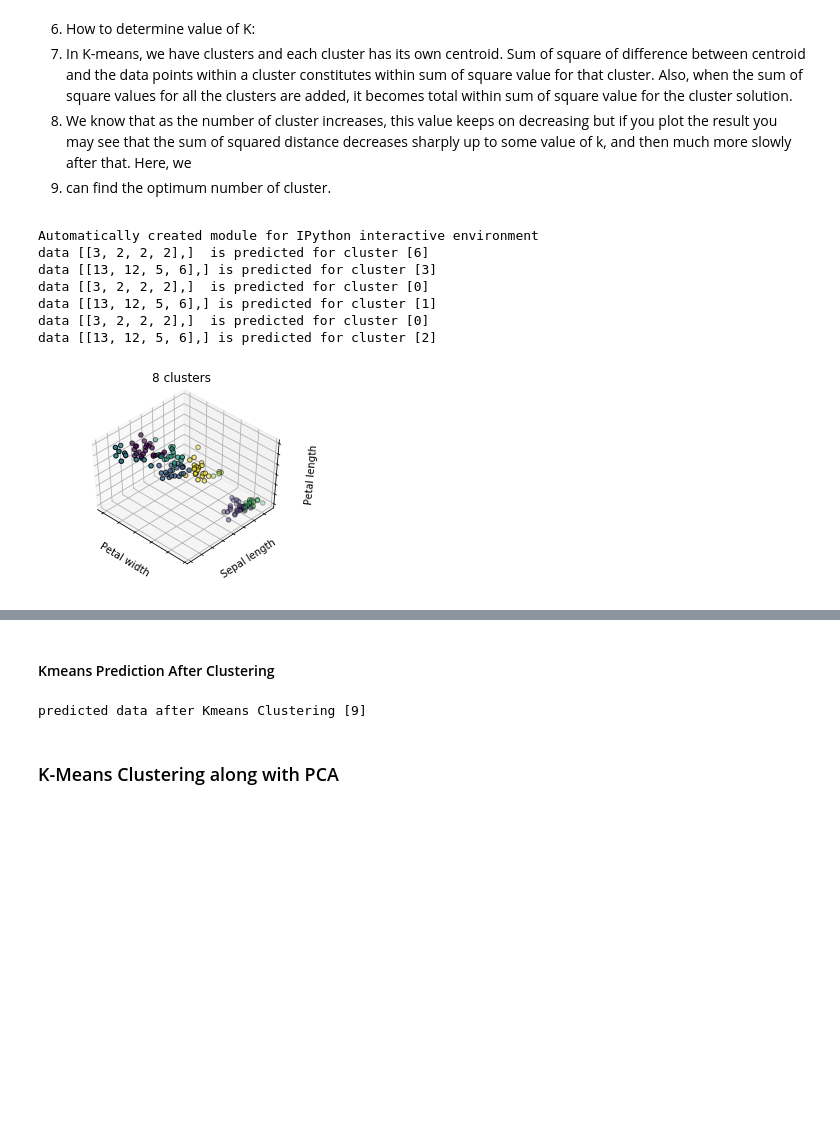
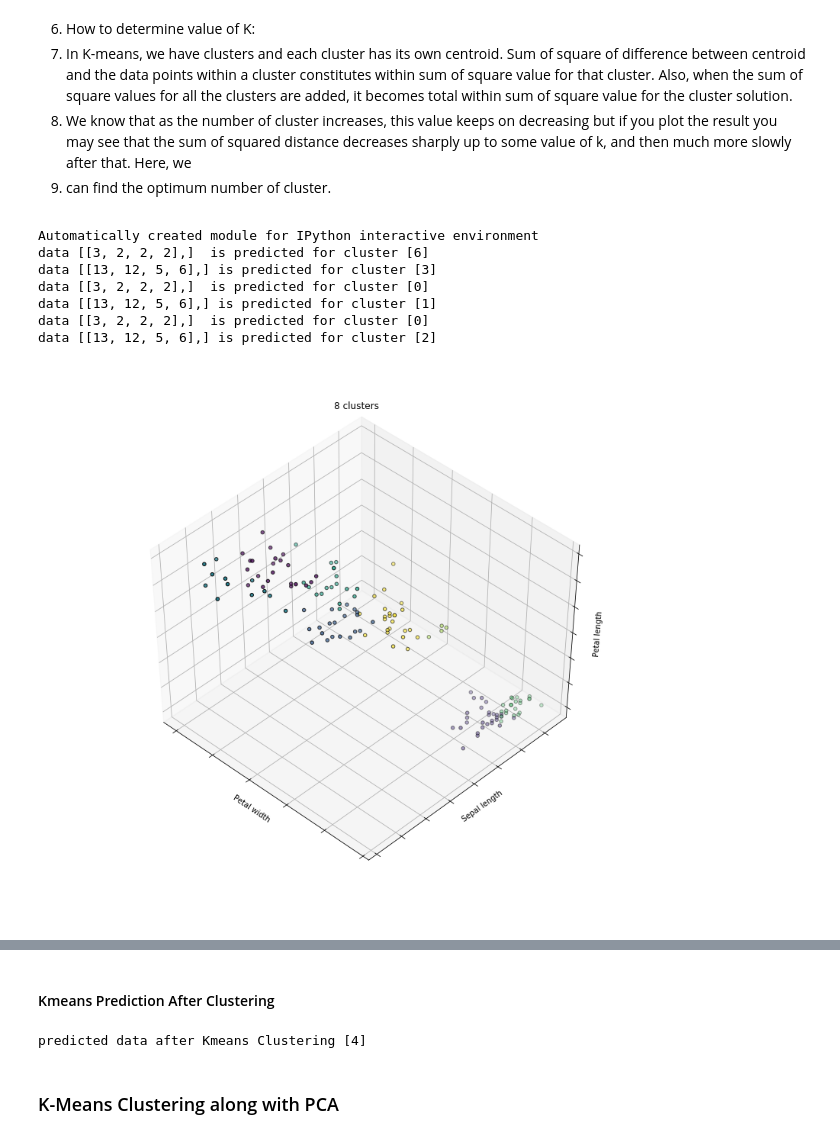
Before and after one commit to balajidileepkumar/Python_MachineLearning, a Jupyter notebook: Chapter-14-ScikitMachineLearning.ipynb, the cells around one changed output, grey strips where cells are left out. Cells and saved outputs as stored; diff of their text form; code cells hidden in the pictures; blank space fills up the shorter version.

```diff
--- a/Chapter-14-ScikitMachineLearning.ipynb
+++ b/Chapter-14-ScikitMachineLearning.ipynb
@@ -1102,6 +978,7 @@ print(__doc__)
 
 import numpy as np
 import matplotlib.pyplot as plt
+from sklearn import datasets
 %matplotlib inline
 # Though the following import is not directly being used, it is required
 # for 3D projection to work
@@ -1124,9 +1001,9 @@ estimators = [('k_means_iris_8', KMeans(n_clusters=8)),
 
 #('k_means_iris_bad_init', DecisionTreeClassifier(criterion='gini'))
 fignum = 1
-titles = ['8 clusters', '3 clusters', '3 clusters, bad initialization','Decision Tree']
+titles = ['8 clusters', '3 clusters', '3 clusters, bad initialization']
 for name, est in estimators:
-    fig = plt.figure(fignum, figsize=(4, 3))
+    fig = plt.figure(fignum, figsize=(12, 10))
     ax = Axes3D(fig, rect=[0, 0, .95, 1], elev=48, azim=134)
     est.fit(X)
 
@@ -1149,37 +1026,37 @@ for name, est in estimators:
     fignum = fignum + 1
 
 # Plot the ground truth
-fig = plt.figure(fignum, figsize=(4, 3))
+fig = plt.figure(fignum, figsize=(12, 10))
 ax = Axes3D(fig, rect=[0, 0, .95, 1], elev=43, azim=134)
 
 for name, label in [('Setosa', 0),
                     ('Versicolour', 1),
                     ('Virginica', 2)]:
     ax.text3D(X[y == label, 3].mean(),
               X[y == label, 0].mean(),
               X[y == label, 2].mean() + 2, name,
               horizontalalignment='center',
               bbox=dict(alpha=.2, edgecolor='w', facecolor='w'))
 # Reorder the labels to have colors matching the cluster results
 y = np.choose(y, [1, 2, 0]).astype(np.float)
 ax.scatter(X[:, 3], X[:, 0], X[:, 2], c=y, edgecolor='k')
 
 ax.w_xaxis.set_ticklabels([])
 ax.w_yaxis.set_ticklabels([])
 ax.w_zaxis.set_ticklabels([])
 ax.set_xlabel('Petal width')
 ax.set_ylabel('Sepal length')
 ax.set_zlabel('Petal length')
 ax.set_title('Ground Truth')
-ax.dist = 12
+ax.dist = 18
 
 fig.show()
 # %% [output]
 Automatically created module for IPython interactive environment
 data [[3, 2, 2, 2],]  is predicted for cluster [6]
 data [[13, 12, 5, 6],] is predicted for cluster [3]
 data [[3, 2, 2, 2],]  is predicted for cluster [0]
 data [[13, 12, 5, 6],] is predicted for cluster [1]
 data [[3, 2, 2, 2],]  is predicted for cluster [0]
 data [[13, 12, 5, 6],] is predicted for cluster [2]
-[figure, old version]
+[figure, new version]
@@ -1198,10 +1075,10 @@ k_means = KMeans(n_clusters=10, random_state=0)
 k_means.fit(X)
 #Predict Output
 #predicted= k_means.predict(x_test)
-predicted= k_means.predict([[6, 7, 6, 4],])
+predicted= k_means.predict([[0.5,0.5,0.5,0.5]])
 print("predicted data after Kmeans Clustering", predicted)
 # %% [output]
-predicted data after Kmeans Clustering [9]
+predicted data after Kmeans Clustering [4]
 # %% [markdown]
 ### K-Means Clustering along with PCA
 # %% [markdown]
```
Also changed, not shown: parts of 89 cells of this notebook, 43 other files.
